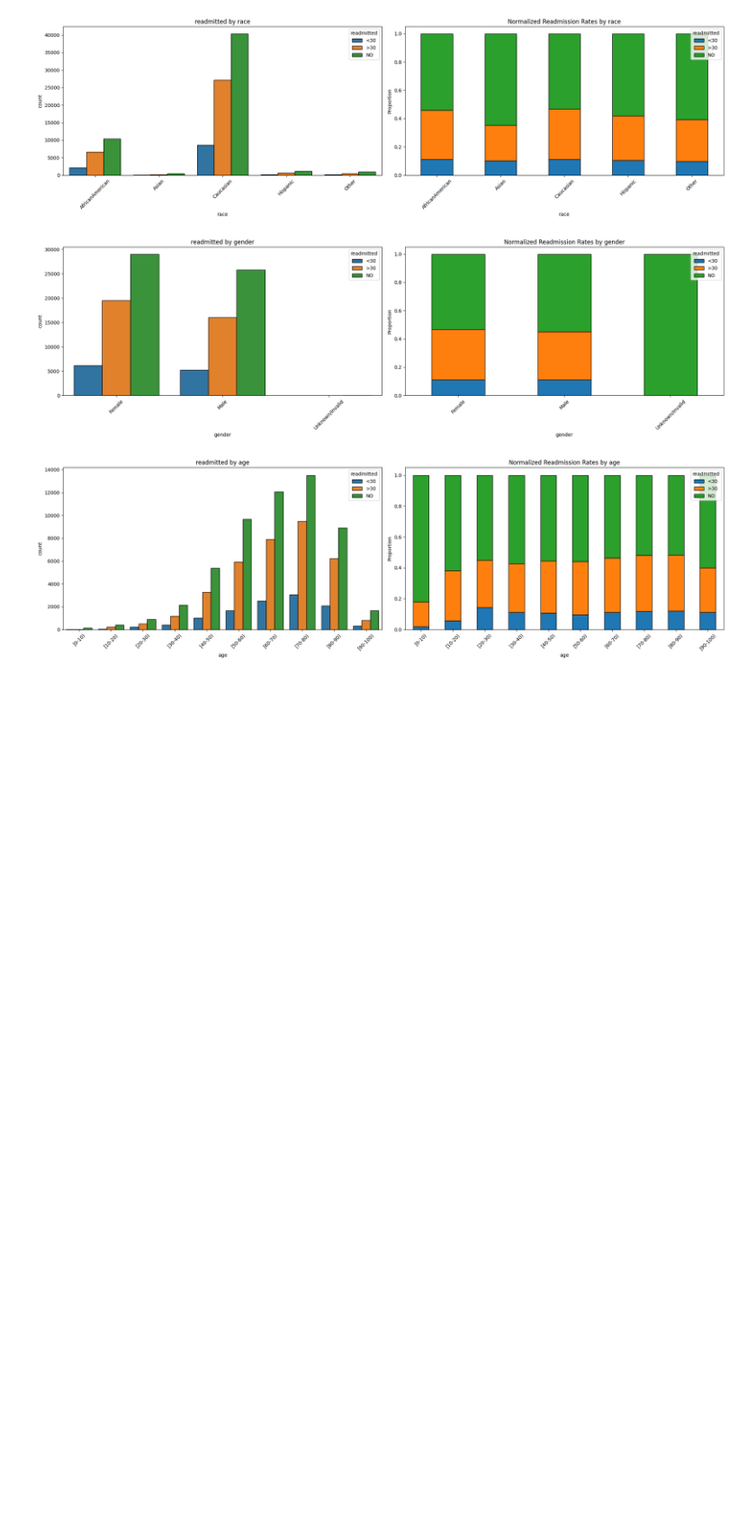
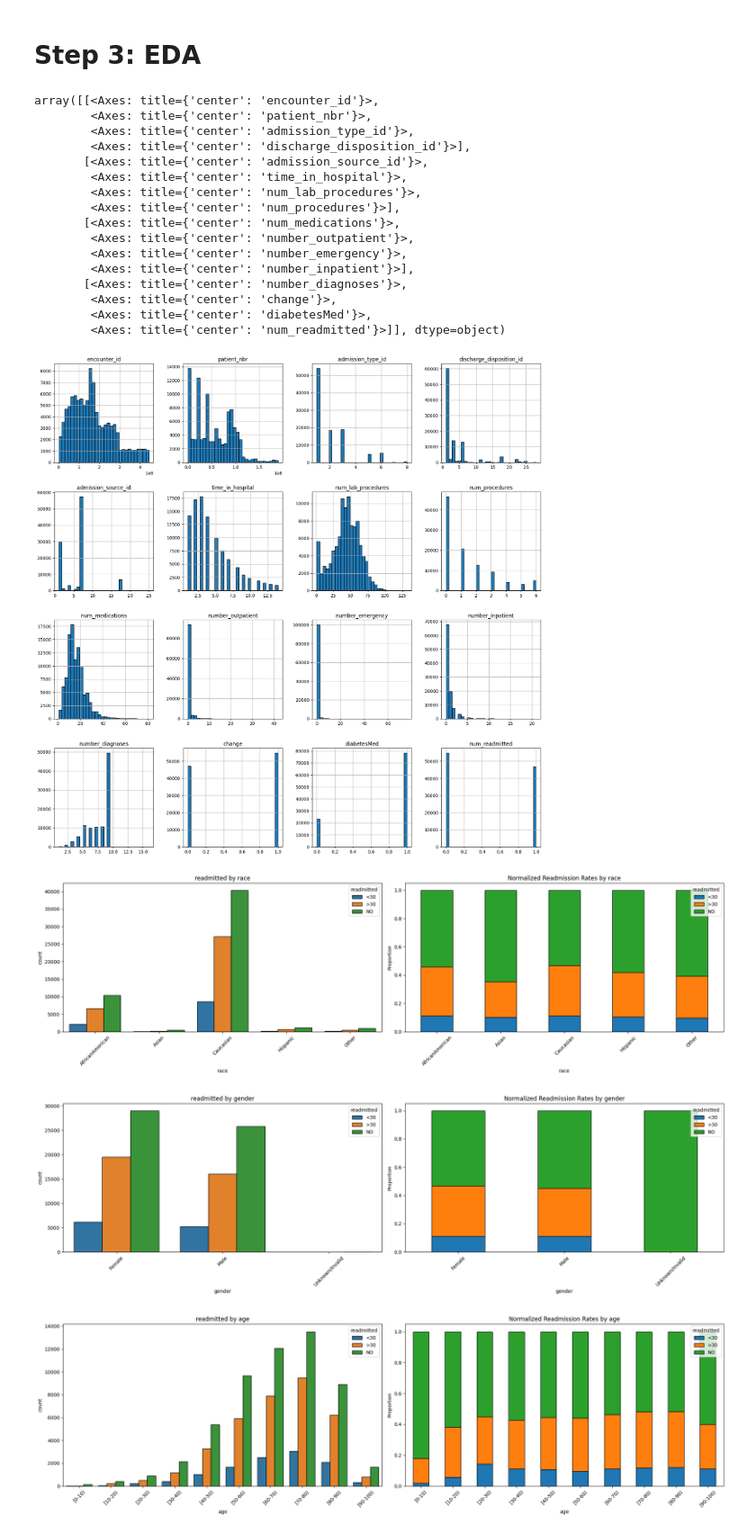
Before and after one commit to madokahazemi/diabetes-readmission-prediction, a Jupyter notebook: code/diabetes-readmission-prediction.ipynb, the cells around one changed output. Shown at 90% size. Saved outputs shown, nothing was run; the diff lists cells and outputs as text; code cells hidden in the pictures; blank space fills up the shorter version.

```diff
--- a/code/diabetes-readmission-prediction.ipynb
+++ b/code/diabetes-readmission-prediction.ipynb
@@ -194 +211,26 @@ Initial EDA
+# %% [markdown]
+# Step 3: EDA
+# %%
+#display histograms for all columns
+df.hist(figsize=(20, 20), bins=30, edgecolor='black')
+
+# Do I need to make the skewed data normal? By logaritmic transformation?
+# %% [output]
+array([[<Axes: title={'center': 'encounter_id'}>,
+        <Axes: title={'center': 'patient_nbr'}>,
+        <Axes: title={'center': 'admission_type_id'}>,
+        <Axes: title={'center': 'discharge_disposition_id'}>],
+       [<Axes: title={'center': 'admission_source_id'}>,
+        <Axes: title={'center': 'time_in_hospital'}>,
+        <Axes: title={'center': 'num_lab_procedures'}>,
+        <Axes: title={'center': 'num_procedures'}>],
+       [<Axes: title={'center': 'num_medications'}>,
+        <Axes: title={'center': 'number_outpatient'}>,
+        <Axes: title={'center': 'number_emergency'}>,
+        <Axes: title={'center': 'number_inpatient'}>],
+       [<Axes: title={'center': 'number_diagnoses'}>,
+        <Axes: title={'center': 'change'}>,
+        <Axes: title={'center': 'diabetesMed'}>,
+        <Axes: title={'center': 'num_readmitted'}>]], dtype=object)
+[figure, added]
 # %%
```
Also changed, not shown: parts of 19 cells of this notebook.
